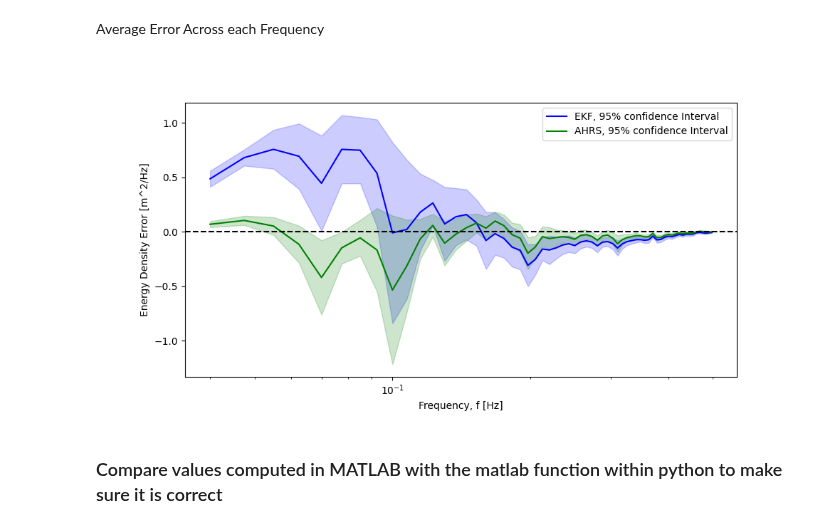
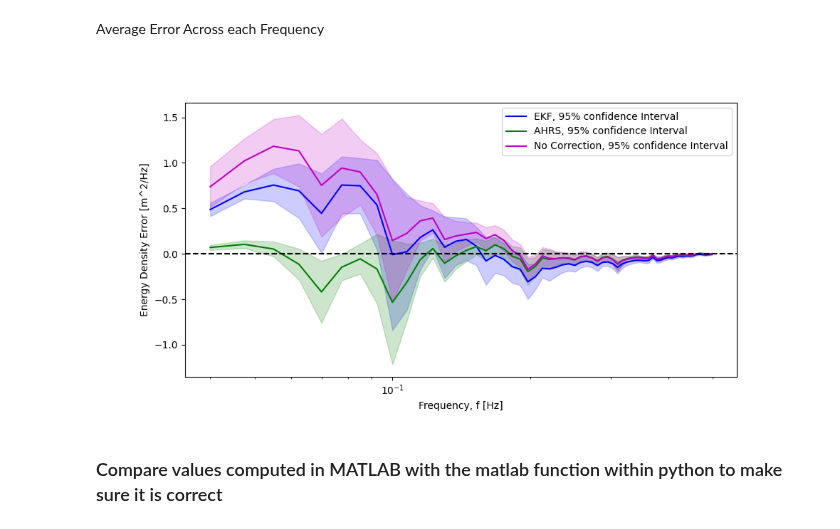
Before and after one commit to SASlabgroup/DUNEXMainExp, a Jupyter notebook: Validation/SeaSurfaceElevationComputationValidation.ipynb, the cells around one changed output. Saved outputs shown, nothing was run; the diff lists cells and outputs as text; code cells hidden in the pictures.

Commit message:
Added all changes from big waves

```diff
--- a/Validation/SeaSurfaceElevationComputationValidation.ipynb
+++ b/Validation/SeaSurfaceElevationComputationValidation.ipynb
@@ -501,6 +583,11 @@ mission26_microSWIFT37_accel_z_filt_ahrs, mission26_microSWIFT37_w_ahrs, mission
 c_mission26_microSWIFT37_ahrs = chi2.ppf([1 - alpha / 2, alpha / 2], mission26_microSWIFT37_dof_ahrs)
 c2_mission26_microSWIFT37_ahrs = mission26_microSWIFT37_dof_ahrs / c_mission26_microSWIFT37_ahrs
 mission26_microSWIFT37_Hs_ahrs, mission26_microSWIFT37_Tp_ahrs = computeBulkWaveParameters(mission26_microSWIFT37_f_ahrs, mission26_microSWIFT37_E_ahrs)
+# No Correction
+mission26_microSWIFT37_nc_accel_z_filt, mission26_microSWIFT37_nc_w, mission26_microSWIFT37_nc_z, mission26_microSWIFT37_nc_f, mission26_microSWIFT37_nc_E, mission26_microSWIFT37_nc_dof = processZAccel(nearAWAC_mission26_microSWIFT37['a_z'][0], fs, low_freq_cutoff, high_freq_cutoff, filt_order)
+c_mission26_microSWIFT37_nc = chi2.ppf([1 - alpha / 2, alpha / 2], mission26_microSWIFT37_nc_dof)
+c2_mission26_microSWIFT37_nc = mission26_microSWIFT37_nc_dof / c_mission26_microSWIFT37_nc
+mission26_microSWIFT37_nc_Hs, mission26_microSWIFT37_nc_Tp = computeBulkWaveParameters(mission26_microSWIFT37_nc_f, mission26_microSWIFT37_nc_E)
 
 
 # Plot the Spectrum from the microSWIFTs and the 4.5 m AWAC
@@ -513,6 +600,8 @@ ax1.loglog(mission26_microSWIFT37_f_ahrs, mission26_microSWIFT37_E_ahrs, color='
 ax1.fill_between(mission26_microSWIFT37_f_ahrs, mission26_microSWIFT37_E_ahrs*c2_mission26_microSWIFT37_ahrs[0], mission26_microSWIFT37_E_ahrs*c2_mission26_microSWIFT37_ahrs[1], color='g', alpha=.2)
 ax1.loglog(nearAWAC_mission26_microSWIFT37['f_awac'][0], nearAWAC_mission26_microSWIFT37['E_awac'][0], color='k', label='AWAC - Hs:{:.2f} m, Tp:{:.2f} s'.format(nearAWAC_mission26_microSWIFT37['Hs_awac'][0][0], nearAWAC_mission26_microSWIFT37['Tp_awac'][0][0]))
 ax1.fill_between(nearAWAC_mission26_microSWIFT37['f_awac'][0], nearAWAC_mission26_microSWIFT37['E_awac'][0]*c2_awac[0], nearAWAC_mission26_microSWIFT37['E_awac'][0]*c2_awac[1], color='gray', alpha=.2)
+ax1.loglog(mission26_microSWIFT37_nc_f, mission26_microSWIFT37_nc_E, color='m', label='microSWIFT 41, No Correction - Hs:{:.2f} m, Tp:{:.2f} s, Dist to AWAC:{:.2f} m'.format(mission26_microSWIFT37_nc_Hs, mission26_microSWIFT37_nc_Tp, mission26_microSWIFT37_dist2awac))
+ax1.fill_between(mission26_microSWIFT37_nc_f, mission26_microSWIFT37_nc_E*c2_mission26_microSWIFT37_nc[0], mission26_microSWIFT37_nc_E*c2_mission26_microSWIFT37_nc[1], color='m', alpha=.2)
 ax1.set_xlabel('Frequency, f [Hz]')
 ax1.set_ylabel('Energy Density, E [m^2/Hz]')
 ax1.legend()
@@ -540,7 +632,11 @@ mission28_microSWIFT56_accel_z_filt_ahrs, mission28_microSWIFT56_w_ahrs, mission
 c_mission28_microSWIFT56_ahrs = chi2.ppf([1 - alpha / 2, alpha / 2], mission28_microSWIFT56_dof_ahrs)
 c2_mission28_microSWIFT56_ahrs = mission28_microSWIFT56_dof_ahrs / c_mission28_microSWIFT56_ahrs
 mission28_microSWIFT56_Hs_ahrs, mission28_microSWIFT56_Tp_ahrs = computeBulkWaveParameters(mission28_microSWIFT56_f_ahrs, mission28_microSWIFT56_E_ahrs)
-
+# No Correction
+mission28_microSWIFT56_nc_accel_z_filt, mission28_microSWIFT56_nc_w, mission28_microSWIFT56_nc_z, mission28_microSWIFT56_nc_f, mission28_microSWIFT56_nc_E, mission28_microSWIFT56_nc_dof = processZAccel(nearAWAC_mission28_microSWIFT56['a_z'][0], fs, low_freq_cutoff, high_freq_cutoff, filt_order)
+c_mission28_microSWIFT56_nc = chi2.ppf([1 - alpha / 2, alpha / 2], mission28_microSWIFT56_nc_dof)
+c2_mission28_microSWIFT56_nc = mission28_microSWIFT56_nc_dof / c_mission28_microSWIFT56_nc
+mission28_microSWIFT56_nc_Hs, mission28_microSWIFT56_nc_Tp = computeBulkWaveParameters(mission28_microSWIFT56_nc_f, mission28_microSWIFT56_nc_E)
 
 # Plot the Spectrum from the microSWIFTs and the 4.5 m AWAC
 fig_mission28, ax1 = plt.subplots()
@@ -552,6 +648,8 @@ ax1.loglog(mission28_microSWIFT56_f_ahrs, mission28_microSWIFT56_E_ahrs, color='
 ax1.fill_between(mission28_microSWIFT56_f_ahrs, mission28_microSWIFT56_E_ahrs*c2_mission28_microSWIFT56_ahrs[0], mission28_microSWIFT56_E_ahrs*c2_mission28_microSWIFT56_ahrs[1], color='g', alpha=.2)
 ax1.loglog(nearAWAC_mission28_microSWIFT56['f_awac'][0], nearAWAC_mission28_microSWIFT56['E_awac'][0], color='k', label='AWAC - Hs:{:.2f} m, Tp:{:.2f} s'.format(nearAWAC_mission28_microSWIFT56['Hs_awac'][0][0], nearAWAC_mission28_microSWIFT56['Tp_awac'][0][0]))
 ax1.fill_between(nearAWAC_mission28_microSWIFT56['f_awac'][0], nearAWAC_mission28_microSWIFT56['E_awac'][0]*c2_awac[0], nearAWAC_mission28_microSWIFT56['E_awac'][0]*c2_awac[1], color='gray', alpha=.2)
+ax1.loglog(mission28_microSWIFT56_nc_f, mission28_microSWIFT56_nc_E, color='m', label='microSWIFT 41, No Correction - Hs:{:.2f} m, Tp:{:.2f} s, Dist to AWAC:{:.2f} m'.format(mission28_microSWIFT56_nc_Hs, mission28_microSWIFT56_nc_Tp, mission28_microSWIFT56_dist2awac))
+ax1.fill_between(mission28_microSWIFT56_nc_f, mission28_microSWIFT56_nc_E*c2_mission28_microSWIFT56_nc[0], mission28_microSWIFT56_nc_E*c2_mission28_microSWIFT56_nc[1], color='m', alpha=.2)
 ax1.set_xlabel('Frequency, f [Hz]')
 ax1.set_ylabel('Energy Density, E [m^2/Hz]')
 ax1.legend()
@@ -965,6 +1264,9 @@ mission7_microSWIFT41_E_ekf_error = mission7_microSWIFT41_E_ekf_interp - nearAWA
 # ahrs
 mission7_microSWIFT41_E_ahrs_interp = np.interp(f_comparison, mission7_microSWIFT41_f_ahrs, mission7_microSWIFT41_E_ahrs)
 mission7_microSWIFT41_E_ahrs_error = mission7_microSWIFT41_E_ahrs_interp - nearAWAC_mission7_microSWIFT41['E_awac'][0]
+# No Correction
+mission7_microSWIFT41_nc_E_interp = np.interp(f_comparison, mission7_microSWIFT41_nc_f, mission7_microSWIFT41_nc_E)
+mission7_microSWIFT41_nc_E_error = mission7_microSWIFT41_nc_E_interp - nearAWAC_mission7_microSWIFT41['E_awac'][0]
 
 # mission 7, microSWIFT 57
 # EKF
@@ -973,6 +1275,9 @@ mission7_microSWIFT57_E_ekf_error = mission7_microSWIFT57_E_ekf_interp - nearAWA
 # ahrs
 mission7_microSWIFT57_E_ahrs_interp = np.interp(f_comparison, mission7_microSWIFT57_f_ahrs, mission7_microSWIFT57_E_ahrs)
 mission7_microSWIFT57_E_ahrs_error = mission7_microSWIFT57_E_ahrs_interp - nearAWAC_mission7_microSWIFT57['E_awac'][0]
+# No Correction
+mission7_microSWIFT57_nc_E_interp = np.interp(f_comparison, mission7_microSWIFT57_nc_f, mission7_microSWIFT57_nc_E)
+mission7_microSWIFT57_nc_E_error = mission7_microSWIFT57_nc_E_interp - nearAWAC_mission7_microSWIFT57['E_awac'][0]
 
 # mission 18, microSWIFT 4
 # EKF
@@ -981,6 +1286,9 @@ mission18_microSWIFT4_E_ekf_error = mission18_microSWIFT4_E_ekf_interp - nearAWA
 # ahrs
 mission18_microSWIFT4_E_ahrs_interp = np.interp(f_comparison, mission18_microSWIFT4_f_ahrs, mission18_microSWIFT4_E_ahrs)
 mission18_microSWIFT4_E_ahrs_error = mission18_microSWIFT4_E_ahrs_interp - nearAWAC_mission18_microSWIFT4['E_awac'][0]
+# No Correction
+mission18_microSWIFT4_nc_E_interp = np.interp(f_comparison, mission18_microSWIFT4_nc_f, mission18_microSWIFT4_nc_E)
+mission18_microSWIFT4_nc_E_error = mission18_microSWIFT4_nc_E_interp - nearAWAC_mission18_microSWIFT4['E_awac'][0]
 
 # mission 18, microSWIFT 5
 # EKF
@@ -989,6 +1297,9 @@ mission18_microSWIFT5_E_ekf_error = mission18_microSWIFT5_E_ekf_interp - nearAWA
 # ahrs
 mission18_microSWIFT5_E_ahrs_interp = np.interp(f_comparison, mission18_microSWIFT5_f_ahrs, mission18_microSWIFT5_E_ahrs)
 mission18_microSWIFT5_E_ahrs_error = mission18_microSWIFT5_E_ahrs_interp - nearAWAC_mission18_microSWIFT5['E_awac'][0]
+# No Correction
+mission18_microSWIFT5_nc_E_interp = np.interp(f_comparison, mission18_microSWIFT5_nc_f, mission18_microSWIFT5_nc_E)
+mission18_microSWIFT5_nc_E_error = mission18_microSWIFT5_nc_E_interp - nearAWAC_mission18_microSWIFT5['E_awac'][0]
 
 # mission 18, microSWIFT 12
 # EKF
@@ -997,6 +1308,9 @@ mission18_microSWIFT12_E_ekf_error = mission18_microSWIFT12_E_ekf_interp - nearA
 # ahrs
 mission18_microSWIFT12_E_ahrs_interp = np.interp(f_comparison, mission18_microSWIFT12_f_ahrs, mission18_microSWIFT12_E_ahrs)
 mission18_microSWIFT12_E_ahrs_error = mission18_microSWIFT12_E_ahrs_interp - nearAWAC_mission18_microSWIFT12['E_awac'][0]
+# No Correction
+mission18_microSWIFT12_nc_E_interp = np.interp(f_comparison, mission18_microSWIFT12_nc_f, mission18_microSWIFT12_nc_E)
+mission18_microSWIFT12_nc_E_error = mission18_microSWIFT12_nc_E_interp - nearAWAC_mission18_microSWIFT12['E_awac'][0]
 
 # mission 18, microSWIFT 13
 # EKF
@@ -1005,6 +1319,9 @@ mission18_microSWIFT13_E_ekf_error = mission18_microSWIFT13_E_ekf_interp - nearA
 # ahrs
 mission18_microSWIFT13_E_ahrs_interp = np.interp(f_comparison, mission18_microSWIFT13_f_ahrs, mission18_microSWIFT13_E_ahrs)
 mission18_microSWIFT13_E_ahrs_error = mission18_microSWIFT13_E_ahrs_interp - nearAWAC_mission18_microSWIFT13['E_awac'][0]
+# No Correction
+mission18_microSWIFT13_nc_E_interp = np.interp(f_comparison, mission18_microSWIFT13_nc_f, mission18_microSWIFT13_nc_E)
+mission18_microSWIFT13_nc_E_error = mission18_microSWIFT13_nc_E_interp - nearAWAC_mission18_microSWIFT13['E_awac'][0]
 
 # mission 18, microSWIFT 23
 # EKF
@@ -1013,6 +1330,9 @@ mission18_microSWIFT23_E_ekf_error = mission18_microSWIFT23_E_ekf_interp - nearA
 # ahrs
 mission18_microSWIFT23_E_ahrs_interp = np.interp(f_comparison, mission18_microSWIFT23_f_ahrs, mission18_microSWIFT23_E_ahrs)
 mission18_microSWIFT23_E_ahrs_error = mission18_microSWIFT23_E_ahrs_interp - nearAWAC_mission18_microSWIFT23['E_awac'][0]
+# No Correction
+mission18_microSWIFT23_nc_E_interp = np.interp(f_comparison, mission18_microSWIFT23_nc_f, mission18_microSWIFT23_nc_E)
+mission18_microSWIFT23_nc_E_error = mission18_microSWIFT23_nc_E_interp - nearAWAC_mission18_microSWIFT23['E_awac'][0]
 
 # mission 19, microSWIFT 23
 # EKF
@@ -1021,6 +1341,9 @@ mission19_microSWIFT23_E_ekf_error = mission19_microSWIFT23_E_ekf_interp - nearA
 # ahrs
 mission19_microSWIFT23_E_ahrs_interp = np.interp(f_comparison, mission19_microSWIFT23_f_ahrs, mission19_microSWIFT23_E_ahrs)
 mission19_microSWIFT23_E_ahrs_error = mission19_microSWIFT23_E_ahrs_interp - nearAWAC_mission19_microSWIFT23['E_awac'][0]
+# No Correction
+mission19_microSWIFT23_nc_E_interp = np.interp(f_comparison, mission19_microSWIFT23_nc_f, mission19_microSWIFT23_nc_E)
+mission19_microSWIFT23_nc_E_error = mission19_microSWIFT23_nc_E_interp - nearAWAC_mission19_microSWIFT23['E_awac'][0]
 
 # mission 26, microSWIFT 37
 # EKF
@@ -1029,6 +1352,9 @@ mission26_microSWIFT37_E_ekf_error = mission26_microSWIFT37_E_ekf_interp - nearA
 # ahrs
 mission26_microSWIFT37_E_ahrs_interp = np.interp(f_comparison, mission26_microSWIFT37_f_ahrs, mission26_microSWIFT37_E_ahrs)
 mission26_microSWIFT37_E_ahrs_error = mission26_microSWIFT37_E_ahrs_interp - nearAWAC_mission26_microSWIFT37['E_awac'][0]
+# No Correction
+mission26_microSWIFT37_nc_E_interp = np.interp(f_comparison, mission26_microSWIFT37_nc_f, mission26_microSWIFT37_nc_E)
+mission26_microSWIFT37_nc_E_error = mission26_microSWIFT37_nc_E_interp - nearAWAC_mission26_microSWIFT37['E_awac'][0]
 
 # mission 28, microSWIFT 56
 # EKF
@@ -1037,6 +1363,9 @@ mission28_microSWIFT56_E_ekf_error = mission28_microSWIFT56_E_ekf_interp - nearA
 # ahrs
 mission28_microSWIFT56_E_ahrs_interp = np.interp(f_comparison, mission28_microSWIFT56_f_ahrs, mission28_microSWIFT56_E_ahrs)
 mission28_microSWIFT56_E_ahrs_error = mission28_microSWIFT56_E_ahrs_interp - nearAWAC_mission28_microSWIFT56['E_awac'][0]
+# No Correction
+mission28_microSWIFT56_nc_E_interp = np.interp(f_comparison, mission28_microSWIFT56_nc_f, mission28_microSWIFT56_nc_E)
+mission28_microSWIFT56_nc_E_error = mission28_microSWIFT56_nc_E_interp - nearAWAC_mission28_microSWIFT56['E_awac'][0]
 
 # mission 59, microSWIFT 20
 # EKF
@@ -1045,6 +1374,9 @@ mission59_microSWIFT20_E_ekf_error = mission59_microSWIFT20_E_ekf_interp - nearA
 # ahrs
 mission59_microSWIFT20_E_ahrs_interp = np.interp(f_comparison, mission59_microSWIFT20_f_ahrs, mission59_microSWIFT20_E_ahrs)
 mission59_microSWIFT20_E_ahrs_error = mission59_microSWIFT20_E_ahrs_interp - nearAWAC_mission59_microSWIFT20['E_awac'][0]
+# No Correction
+mission59_microSWIFT20_nc_E_interp = np.interp(f_comparison, mission59_microSWIFT20_nc_f, mission59_microSWIFT20_nc_E)
+mission59_microSWIFT20_nc_E_error = mission59_microSWIFT20_nc_E_interp - nearAWAC_mission59_microSWIFT20['E_awac'][0]
 
 # mission 59, microSWIFT 23
 # EKF
@@ -1053,6 +1385,9 @@ mission59_microSWIFT23_E_ekf_error = mission59_microSWIFT23_E_ekf_interp - nearA
 # ahrs
 mission59_microSWIFT23_E_ahrs_interp = np.interp(f_comparison, mission59_microSWIFT23_f_ahrs, mission59_microSWIFT23_E_ahrs)
 mission59_microSWIFT23_E_ahrs_error = mission59_microSWIFT23_E_ahrs_interp - nearAWAC_mission59_microSWIFT23['E_awac'][0]
+# No Correction
+mission59_microSWIFT23_nc_E_interp = np.interp(f_comparison, mission59_microSWIFT23_nc_f, mission59_microSWIFT23_nc_E)
+mission59_microSWIFT23_nc_E_error = mission59_microSWIFT23_nc_E_interp - nearAWAC_mission59_microSWIFT23['E_awac'][0]
 
 # mission 60, microSWIFT 71
 # EKF
@@ -1061,6 +1396,9 @@ mission60_microSWIFT71_E_ekf_error = mission60_microSWIFT71_E_ekf_interp - nearA
 # ahrs
 mission60_microSWIFT71_E_ahrs_interp = np.interp(f_comparison, mission60_microSWIFT71_f_ahrs, mission60_microSWIFT71_E_ahrs)
 mission60_microSWIFT71_E_ahrs_error = mission60_microSWIFT71_E_ahrs_interp - nearAWAC_mission60_microSWIFT71['E_awac'][0]
+# No Correction
+mission60_microSWIFT71_nc_E_interp = np.interp(f_comparison, mission60_microSWIFT71_nc_f, mission60_microSWIFT71_nc_E)
+mission60_microSWIFT71_nc_E_error = mission60_microSWIFT71_nc_E_interp - nearAWAC_mission60_microSWIFT71['E_awac'][0]
 
 # Average the Error - EKF
 # Compute confidence interval from test cases
@@ -1103,34 +1441,62 @@ for n in np.arange(mission60_microSWIFT71_E_ahrs_error.size):
     sample_pop.append(mission18_microSWIFT4_E_ahrs_error[n])
     sample_pop.append(mission18_microSWIFT5_E_ahrs_error[n])
     sample_pop.append(mission18_microSWIFT12_E_ahrs_error[n])
     sample_pop.append(mission18_microSWIFT13_E_ahrs_error[n])
     sample_pop.append(mission18_microSWIFT23_E_ahrs_error[n])
     sample_pop.append(mission19_microSWIFT23_E_ahrs_error[n])
     sample_pop.append(mission26_microSWIFT37_E_ahrs_error[n])
     sample_pop.append(mission28_microSWIFT56_E_ahrs_error[n])
     sample_pop.append(mission59_microSWIFT20_E_ahrs_error[n])
     sample_pop.append(mission59_microSWIFT23_E_ahrs_error[n])
     sample_pop.append(mission60_microSWIFT71_E_ahrs_error[n])
 
     # Compute confidence interval
     interval = st.t.interval(alpha=0.95, df=len(sample_pop)-1, loc=np.mean(sample_pop), scale=st.sem(sample_pop))
     ahrs_error_avg.append(np.mean(sample_pop))
     lowerbound_ahrs.append(interval[0])
     upperbound_ahrs.append(interval[1])
 
+upperbound_nc = []
+lowerbound_nc = []
+nc_error_avg = []
+for n in np.arange(mission60_microSWIFT71_nc_E_error.size):
+    sample_pop = []
+    # Add error from each frequency bin
+    sample_pop.append(mission7_microSWIFT41_nc_E_error[n])
+    sample_pop.append(mission7_microSWIFT57_nc_E_error[n])
+    sample_pop.append(mission18_microSWIFT4_nc_E_error[n])
+    sample_pop.append(mission18_microSWIFT5_nc_E_error[n])
+    sample_pop.append(mission18_microSWIFT12_nc_E_error[n])
+    sample_pop.append(mission18_microSWIFT13_nc_E_error[n])
+    sample_pop.append(mission18_microSWIFT23_nc_E_error[n])
+    sample_pop.append(mission19_microSWIFT23_nc_E_error[n])
+    sample_pop.append(mission26_microSWIFT37_nc_E_error[n])
+    sample_pop.append(mission28_microSWIFT56_nc_E_error[n])
+    sample_pop.append(mission59_microSWIFT20_nc_E_error[n])
+    sample_pop.append(mission59_microSWIFT23_nc_E_error[n])
+    sample_pop.append(mission60_microSWIFT71_nc_E_error[n])
+
+    # Compute confidence interval
+    interval = st.t.interval(alpha=0.95, df=len(sample_pop)-1, loc=np.mean(sample_pop), scale=st.sem(sample_pop))
+    nc_error_avg.append(np.mean(sample_pop))
+    lowerbound_nc.append(interval[0])
+    upperbound_nc.append(interval[1])
+
 # Plot the average error across all 13 test cases
 fig_mehtod_comp, ax = plt.subplots(figsize=(10,5))
 ax.semilogx(f_comparison, ekf_error_avg, label='EKF, 95% confidence Interval', color='b')
 ax.fill_between(f_comparison, lowerbound_ekf, upperbound_ekf, color='b', alpha=.2)
 ax.semilogx(f_comparison, ahrs_error_avg, label='AHRS, 95% confidence Interval', color='g')
 ax.fill_between(f_comparison, lowerbound_ahrs, upperbound_ahrs, color='g', alpha=.2)
+ax.semilogx(f_comparison, nc_error_avg, label='No Correction, 95% confidence Interval', color='m')
+ax.fill_between(f_comparison, lowerbound_nc, upperbound_nc, color='m', alpha=.2)
 ax.axhline(y=0, color='k', linestyle='--')
 ax.set_xlabel('Frequency, f [Hz]')
 ax.set_ylabel('Energy Density Error [m^2/Hz]')
 ax.legend()
 fig_mehtod_comp.savefig('./figures/method_error_comparison.png')
 # %% [output]
-[figure, old version]
+[figure, new version]
 # %% [markdown]
 <h3>Compare values computed in MATLAB with the matlab function within python to make sure it is correct</h3>
 # %%
```
Also changed, not shown: parts of 10 cells of this notebook, 29 other files.
